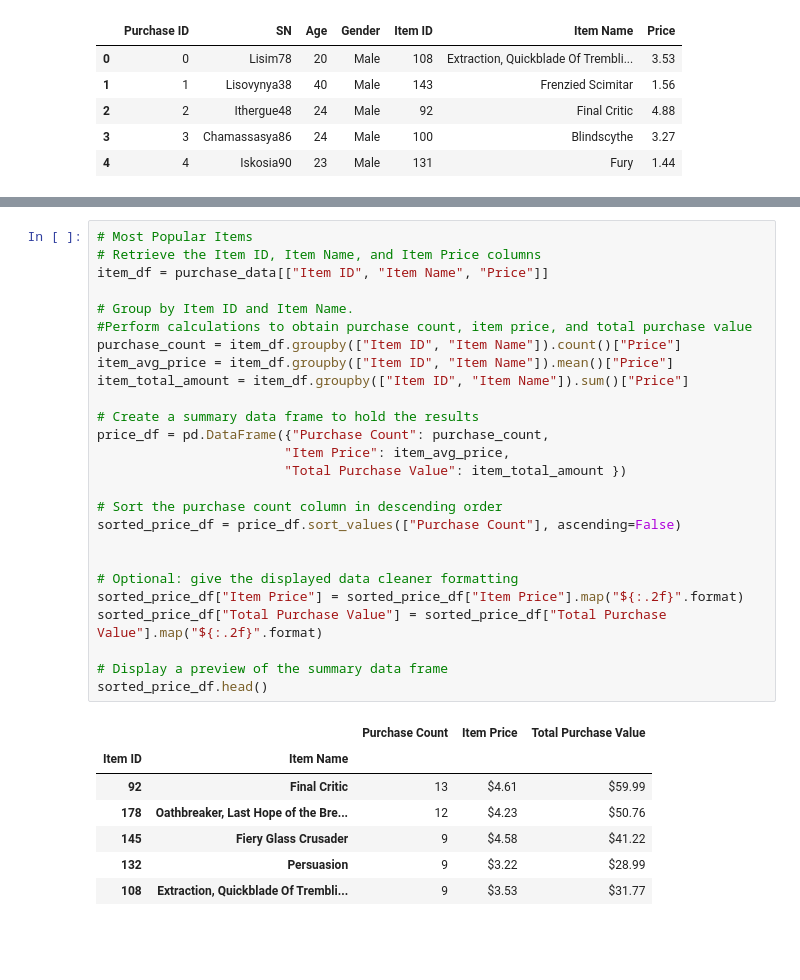
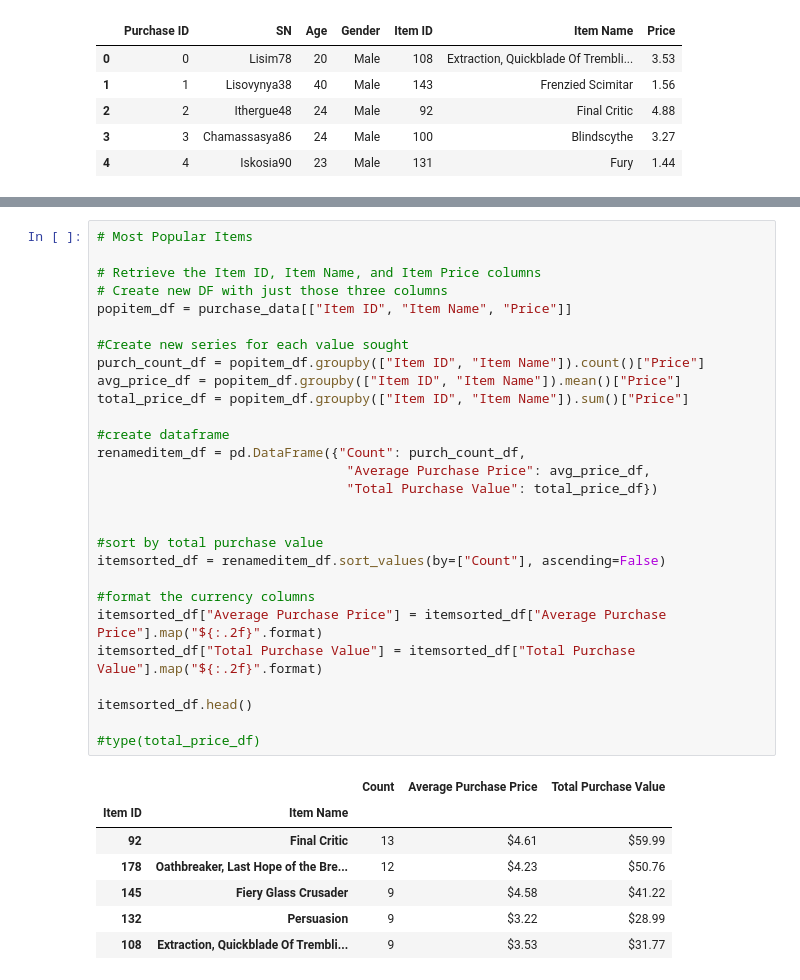
Before and after one commit to markwsutton/pandas-challenge, a Jupyter notebook: HeroesOfPymoli/HeroesOfPymoli.ipynb, the cells around one changed output, grey strips where cells are left out. Cells and saved outputs as stored; diff of their text form; blank space fills up the shorter version.

```diff
--- a/HeroesOfPymoli/HeroesOfPymoli.ipynb
+++ b/HeroesOfPymoli/HeroesOfPymoli.ipynb
@@ -340,31 +248,33 @@ pandas.core.groupby.generic.DataFrameGroupBy
 # %%
 # Most Popular Items
+
 # Retrieve the Item ID, Item Name, and Item Price columns
-item_df = purchase_data[["Item ID", "Item Name", "Price"]]
+# Create new DF with just those three columns
+popitem_df = purchase_data[["Item ID", "Item Name", "Price"]]
 
-# Group by Item ID and Item Name.
-#Perform calculations to obtain purchase count, item price, and total purchase value
-purchase_count = item_df.groupby(["Item ID", "Item Name"]).count()["Price"]
-item_avg_price = item_df.groupby(["Item ID", "Item Name"]).mean()["Price"]
-item_total_amount = item_df.groupby(["Item ID", "Item Name"]).sum()["Price"]
+#Create new series for each value sought
+purch_count_df = popitem_df.groupby(["Item ID", "Item Name"]).count()["Price"]
+avg_price_df = popitem_df.groupby(["Item ID", "Item Name"]).mean()["Price"]
+total_price_df = popitem_df.groupby(["Item ID", "Item Name"]).sum()["Price"]
 
-# Create a summary data frame to hold the results
-price_df = pd.DataFrame({"Purchase Count": purchase_count,
-                        "Item Price": item_avg_price,
-                        "Total Purchase Value": item_total_amount })
-
-# Sort the purchase count column in descending order
-sorted_price_df = price_df.sort_values(["Purchase Count"], ascending=False)
+#create dataframe
+renameditem_df = pd.DataFrame({"Count": purch_count_df,
+                                "Average Purchase Price": avg_price_df,
+                                "Total Purchase Value": total_price_df})
 
 
-# Optional: give the displayed data cleaner formatting
-sorted_price_df["Item Price"] = sorted_price_df["Item Price"].map("${:.2f}".format)
-sorted_price_df["Total Purchase Value"] = sorted_price_df["Total Purchase Value"].map("${:.2f}".format)
+#sort by total purchase value
+itemsorted_df = renameditem_df.sort_values(by=["Count"], ascending=False)
 
-# Display a preview of the summary data frame
-sorted_price_df.head()
+#format the currency columns
+itemsorted_df["Average Purchase Price"] = itemsorted_df["Average Purchase Price"].map("${:.2f}".format)
+itemsorted_df["Total Purchase Value"] = itemsorted_df["Total Purchase Value"].map("${:.2f}".format)
+
+itemsorted_df.head()
+
+#type(total_price_df)
 # %% [output]
-|  |  | Purchase Count | Item Price | Total Purchase Value |
+|  |  | Count | Average Purchase Price | Total Purchase Value |
 | Item ID | Item Name |  |  |  |
 | 92 | Final Critic | 13 | $4.61 | $59.99 |
 | 178 | Oathbreaker, Last Hope of the Bre... | 12 | $4.23 | $50.76 |
```
Also changed, not shown: parts of 13 cells of this notebook.
